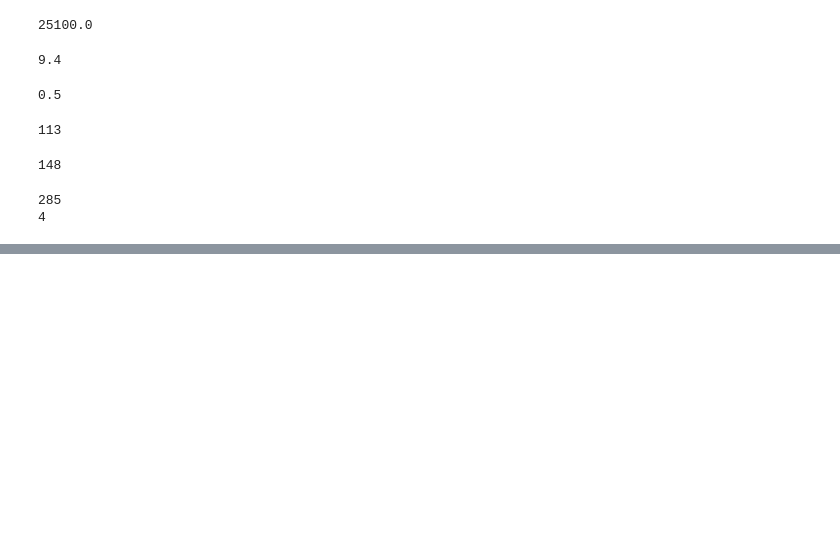
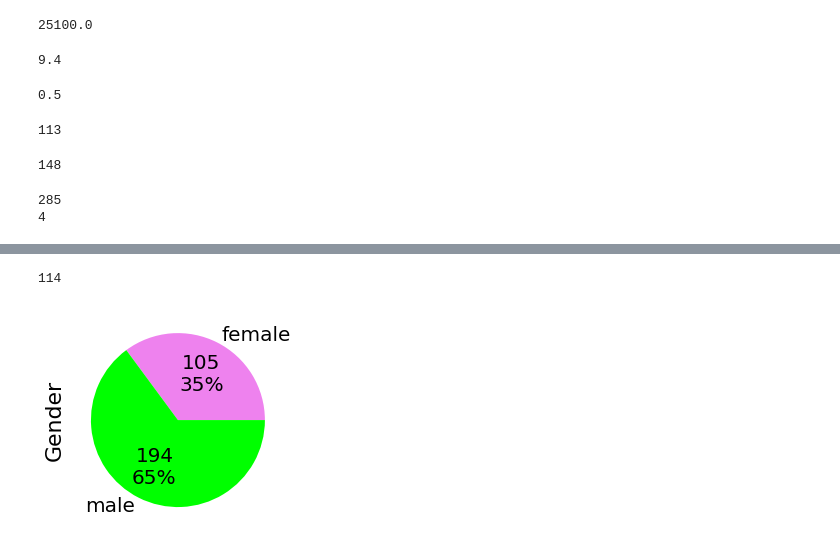
Before and after one commit to shantanu779/data_science, a Jupyter notebook: assignment2.ipynb, the cells around one changed output, grey strips where cells are left out. Cells and saved outputs as stored; diff of their text form; code cells hidden in the pictures; blank space fills up the shorter version.

Commit message:
new added graph

```diff
--- a/assignment2.ipynb
+++ b/assignment2.ipynb
@@ -161,0 +201,5 @@ print(Rd['time'].min())
+# %%
+Rd['gender']=Rd['sex']
+Rd['gender']=Rd['gender'].apply(str)
+Rd.gender.replace({'1':'male','0':'female'},inplace=True)
+print(Rd['gender'].value_counts())
@@ -161,0 +210,5 @@ print(Rd['time'].min())
+# %%
+Rd['smoking_1']=Rd['smoking']
+Rd['smoking_1']=Rd['smoking_1'].apply(str)
+Rd.smoking_1.replace({'1':'Yes','0':'No'},inplace=True)
+print(Rd['smoking_1'].value_counts())
@@ -161,0 +219,5 @@ print(Rd['time'].min())
+# %%
+Rd['Status']=Rd['DEATH_EVENT']
+Rd['Status']=Rd['Status'].apply(str)
+Rd.Status.replace({'1':'Dead','0':'Alive'},inplace=True)
+print(Rd['Status'].value_counts())
@@ -161,0 +228,4 @@ print(Rd['time'].min())
+# %%
+Rd['serum_sodium_1']=Rd['serum_sodium']
+Rd.serum_sodium_1.replace({113:114},inplace=True)
+print(Rd['serum_sodium_1'].value_counts())
@@ -161,0 +250,4 @@ print(Rd['time'].min())
+# %%
+print(Rd['serum_sodium_1'].min())
+# %% [output]
+114
@@ -161,0 +259,9 @@ print(Rd['time'].min())
+# %%
+def label_function(val):
+    return f'{val / 100 * len(Rd):.0f}\n{val:.0f}%'
+Rd.groupby('gender').size().plot(kind='pie', autopct=label_function, textprops={'fontsize': 20},
+                                 colors=['violet', 'lime'])
+plt.ylabel('Gender', size=22)
+plt.show()
+# %% [output]
+[figure, added]
```
Also changed, not shown: parts of 10 cells of this notebook.
